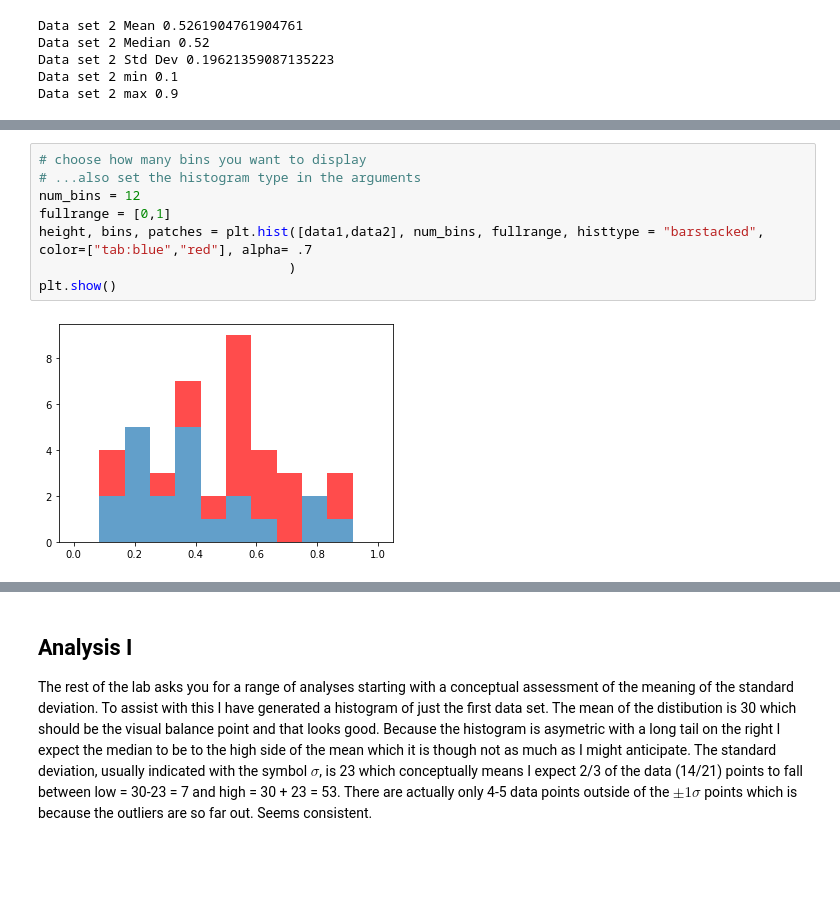
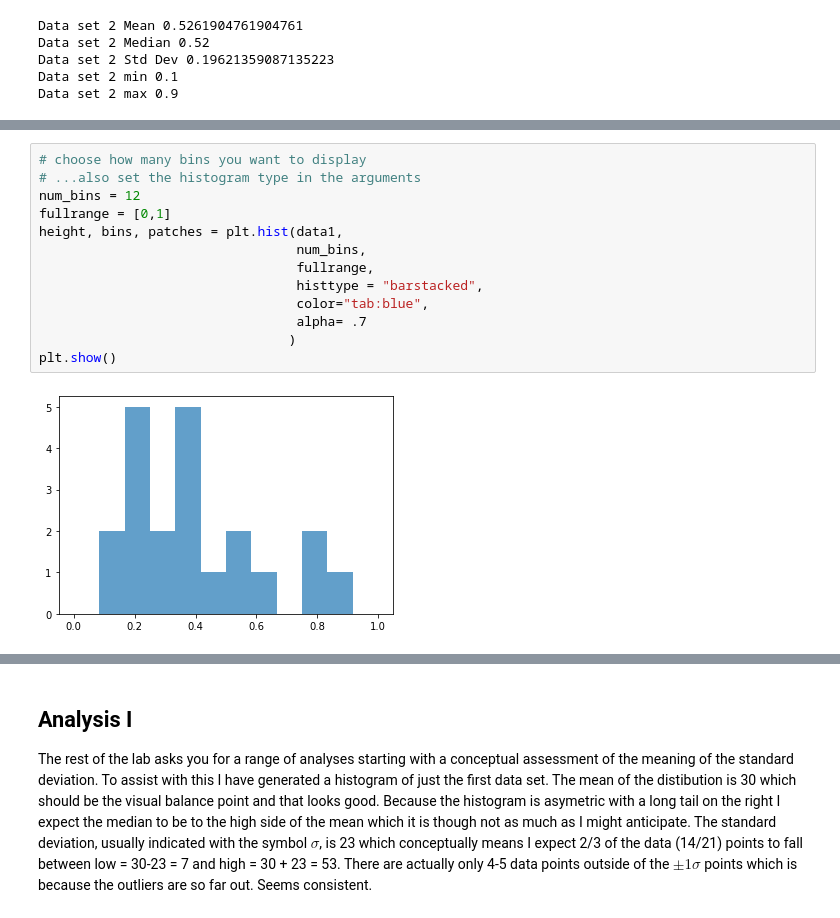
Before and after one commit to smithrockmaker/PH211, a Jupyter notebook: DataMeaningLab21.ipynb, the cells around one changed output, grey strips where cells are left out. Saved outputs shown, nothing was run; the diff lists cells and outputs as text; blank space fills up the shorter version.

```diff
--- a/DataMeaningLab21.ipynb
+++ b/DataMeaningLab21.ipynb
@@ -120,10 +168,15 @@ The other options for 'histtype' are "barstacked", "step", and "stepfilled". The
 # %%
 # choose how many bins you want to display
 # ...also set the histogram type in the arguments
 num_bins = 12
 fullrange = [0,1]
-height, bins, patches = plt.hist([data1,data2], num_bins, fullrange, histtype = "barstacked", color=["tab:blue","red"], alpha= .7
+height, bins, patches = plt.hist(data1,
+                                 num_bins,
+                                 fullrange,
+                                 histtype = "barstacked",
+                                 color="tab:blue",
+                                 alpha= .7
                                 )
 plt.show()
 # %% [output]
-[figure, old version]
+[figure, new version]
```
Also changed, not shown: parts of 9 cells of this notebook.
